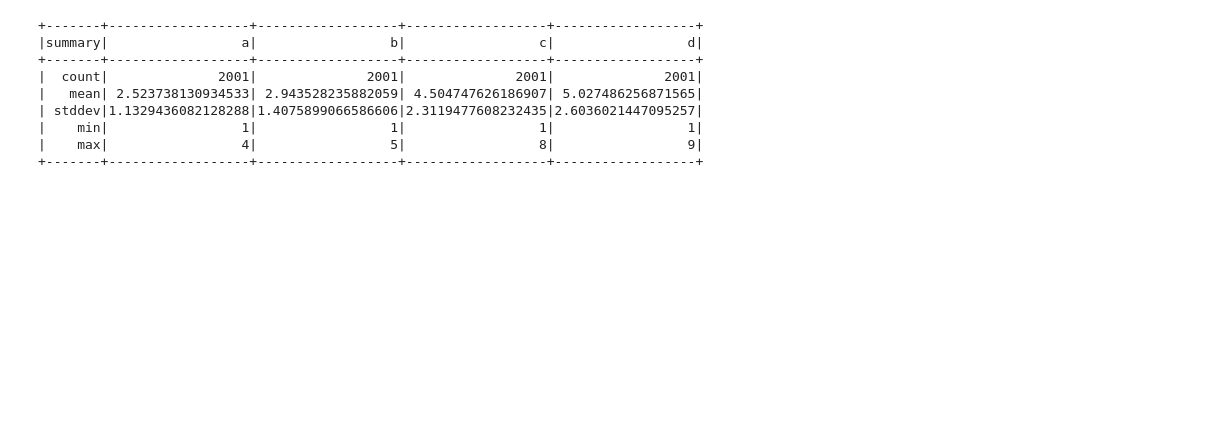
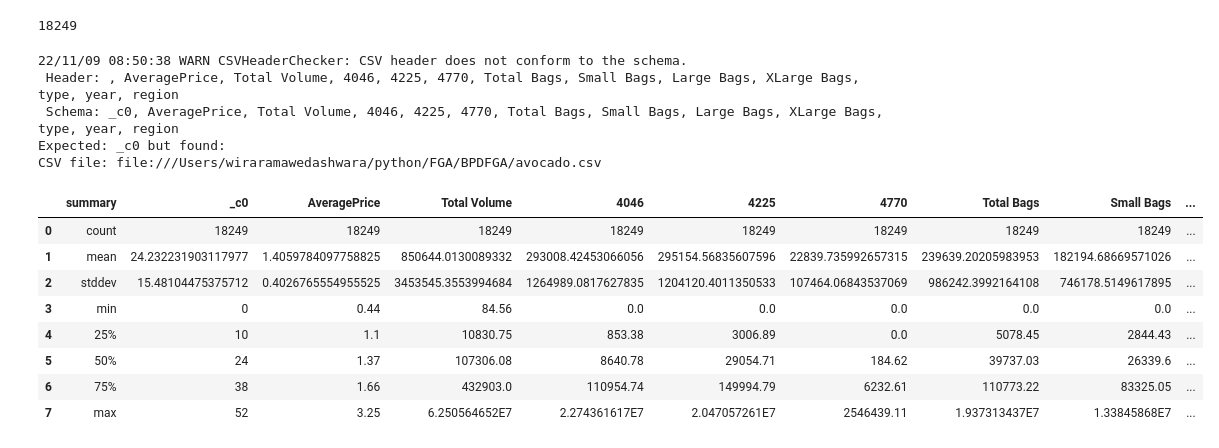
Before and after one commit to wirarama/bigdata2022, a Jupyter notebook: pysparkTutorial.ipynb, the cells around one changed output. Drawn from its saved outputs; the diff is of its cells as text; code cells hidden in the pictures; blank space fills up the shorter version.

```diff
--- a/pysparkTutorial.ipynb
+++ b/pysparkTutorial.ipynb
@@ -15,2 +25,2 @@ schema = StructType([
 # %%
-df = spark.read.csv('simpledata.csv',schema)
+df = spark.read.csv('avocado.csv',inferSchema=True,header='true')
@@ -19,15 +85,22 @@ df.columns
 # %%
 df.count()
+# %% [output]
+18249
 # %%
-df.summary().show()
+df.summary().toPandas()
 # %% [output]
-+-------+------------------+------------------+------------------+------------------+
-|summary|                 a|                 b|                 c|                 d|
-+-------+------------------+------------------+------------------+------------------+
-|  count|              2001|              2001|              2001|              2001|
-|   mean| 2.523738130934533| 2.943528235882059| 4.504747626186907| 5.027486256871565|
-| stddev|1.1329436082128288|1.4075899066586606|2.3119477608232435|2.6036021447095257|
-|    min|                 1|                 1|                 1|                 1|
-|    max|                 4|                 5|                 8|                 9|
-+-------+------------------+------------------+------------------+------------------+
+22/11/09 08:50:38 WARN CSVHeaderChecker: CSV header does not conform to the schema.
+ Header: , AveragePrice, Total Volume, 4046, 4225, 4770, Total Bags, Small Bags, Large Bags, XLarge Bags, type, year, region
+ Schema: _c0, AveragePrice, Total Volume, 4046, 4225, 4770, Total Bags, Small Bags, Large Bags, XLarge Bags, type, year, region
+Expected: _c0 but found:
+CSV file: file:///Users/wiraramawedashwara/python/FGA/BPDFGA/avocado.csv
+|  | summary | _c0 | AveragePrice | Total Volume | 4046 | 4225 | 4770 | Total Bags | Small Bags | ... |
+| 0 | count | 18249 | 18249 | 18249 | 18249 | 18249 | 18249 | 18249 | 18249 | ... |
+| 1 | mean | 24.232231903117977 | 1.4059784097758825 | 850644.0130089332 | 293008.42453066056 | 295154.56835607596 | 22839.735992657315 | 239639.20205983953 | 182194.68669571026 | ... |
+| 2 | stddev | 15.48104475375712 | 0.4026765554955525 | 3453545.3553994684 | 1264989.0817627835 | 1204120.4011350533 | 107464.06843537069 | 986242.3992164108 | 746178.5149617895 | ... |
+| 3 | min | 0 | 0.44 | 84.56 | 0.0 | 0.0 | 0.0 | 0.0 | 0.0 | ... |
+| 4 | 25% | 10 | 1.1 | 10830.75 | 853.38 | 3006.89 | 0.0 | 5078.45 | 2844.43 | ... |
+| 5 | 50% | 24 | 1.37 | 107306.08 | 8640.78 | 29054.71 | 184.62 | 39737.03 | 26339.6 | ... |
+| 6 | 75% | 38 | 1.66 | 432903.0 | 110954.74 | 149994.79 | 6232.61 | 110773.22 | 83325.05 | ... |
+| 7 | max | 52 | 3.25 | 6.250564652E7 | 2.274361617E7 | 2.047057261E7 | 2546439.11 | 1.937313437E7 | 1.33845868E7 | ... |
 # %%
```
Also changed, not shown: parts of 33 cells of this notebook, 12 other files.
